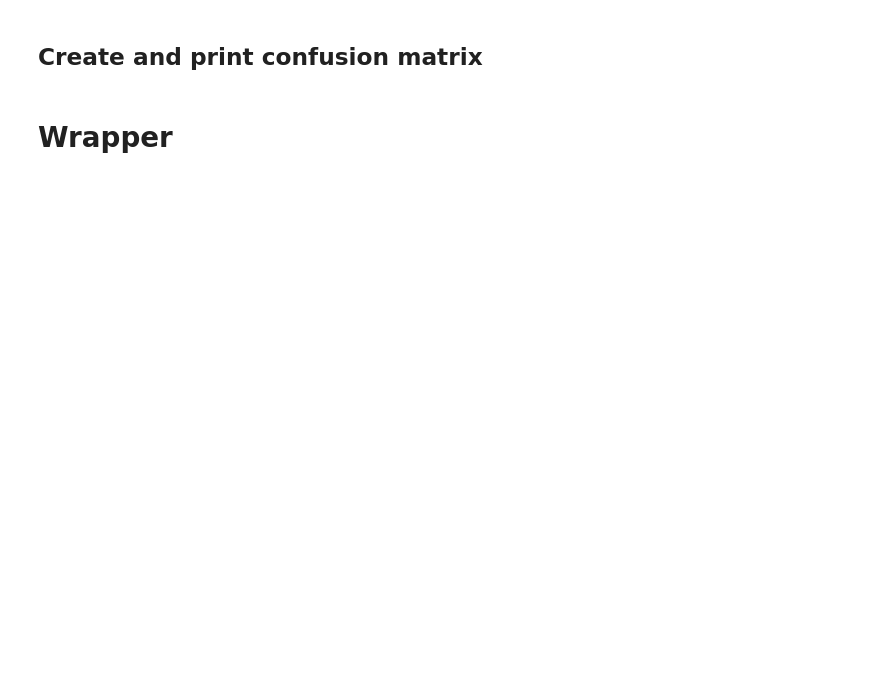
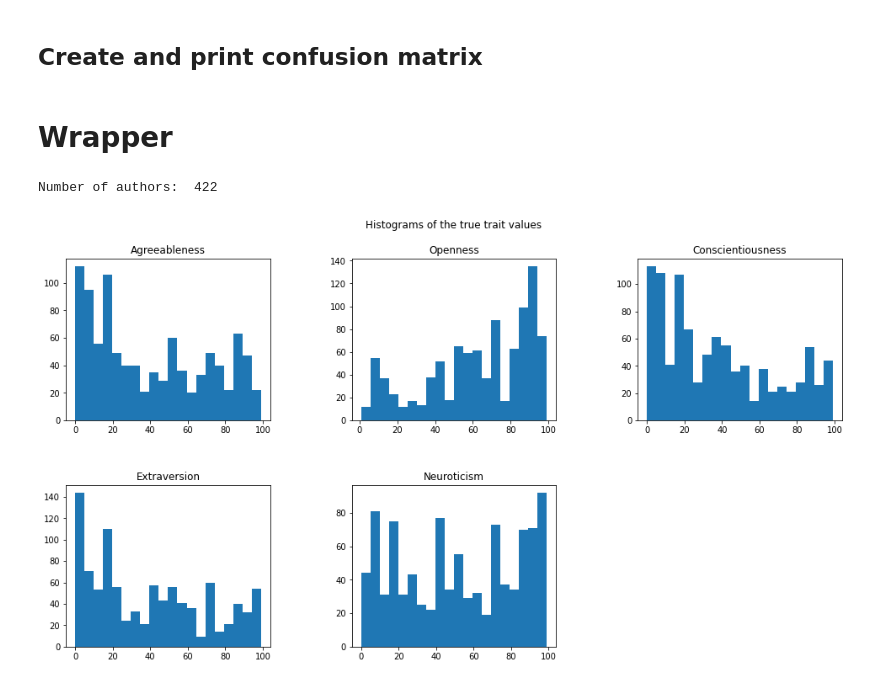
Before and after one commit to sophiasylvester/Big5-NLP, a Jupyter notebook: classifier.ipynb, the cells around one changed output. Cells and saved outputs as stored; diff of their text form; code cells hidden in the pictures; blank space fills up the shorter version.

```diff
--- a/classifier.ipynb
+++ b/classifier.ipynb
@@ -58,3 +73,45 @@ memory usage: 3.1+ GB
+# %%
+n_bins = 20
+
+def hist_true(df, trait):
+    fig, ax = plt.subplots()
+    plt.hist(df[trait], bins = 20)
+    plt.title(trait, y=1.1)
+    plt.xlabel("score")
+
+# hist_true(df, "openn")
+
+def all_hist_true(df):
+    plt.figure(figsize = (16, 8))
+#     plt.tight_layout(pad=0.4, w_pad=0.5, h_pad=1.0)
+    plt.subplot(2, 3, 1)
+    plt.hist(df['agreeableness'], bins = 20)
+    plt.title('Agreeableness')
+
+    plt.subplot(2, 3, 2)
+    plt.hist(df['openness'], bins = 20)
+    plt.title('Openness')
+
+    plt.subplot(2, 3, 3)
+    plt.hist(df['conscientiousness'], bins = 20)
+    plt.title('Conscientiousness')
+
+    plt.subplot(2, 3, 4)
+    plt.hist(df['extraversion'], bins = 20)
+    plt.title('Extraversion')
+
+    plt.subplot(2, 3, 5)
+    plt.hist(df['neuroticism'], bins = 20)
+    plt.title('Neuroticism')
+
+    plt.suptitle("Histograms of the true trait values")
+    plt.subplots_adjust(left=0.1,
+                    bottom=0.1,
+                    right=0.9,
+                    top=0.9,
+                    wspace=0.4,
+                    hspace=0.4)
+    plt.show()
 # %% [markdown]
 ## Trait
 # %%
@@ -203,8 +269,11 @@ def classify(df, trait_name, startnumber, plotting=True):
     print("Trait to predict: ", trait_name)
     x,y = trait(df, trait_name, startnumber)
     x_train, x_test, y_train, y_test = train_test_split(x, y, test_size=0.25, random_state=0)
+    print("Number of authors in y_train: ", len(y_train))
+    print("Number of authors in y_test: ", len(y_test))
     logpipe = create_pipeline(x, y, 'log')
     y_pred=logpipe.predict(x_test)
+    print("Number of authors in y_pred: ", len(y_pred))
     names = get_names(x, logpipe)
     print("Names of the top 30 features: ", names, "\n")
     cnfmatrix = create_cnfmatrix(y_test, y_pred, plotting=True)
@@ -213,8 +282,17 @@ def classify(df, trait_name, startnumber, plotting=True):
     lr_precision, lr_recall = score_plot(logpipe, y_test, x_test)
 #     print("Scores:\nLR_Precision:",lr_precision, "\nLR_Recall:",lr_recall)
 
-# startnumber ngrams : 35
-# startnumber wordlists: 28
-# startnumber: linguistic features: 29
+# startnumber ngrams : 36
+# startnumber wordlists: 29
+# startnumber: linguistic features: 30
+start = 30
+print ("Number of authors: ", len(authorset))
+# %% [output]
+Number of authors:  422
+# %%
+# true histogram plots
+all_hist_true(df)
+# %% [output]
+[figure, added]
 # %%
 # Agreeableness
```
Also changed, not shown: parts of 14 cells of this notebook, 2 other files.
